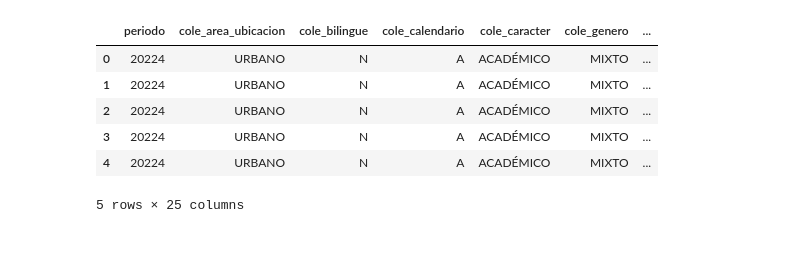
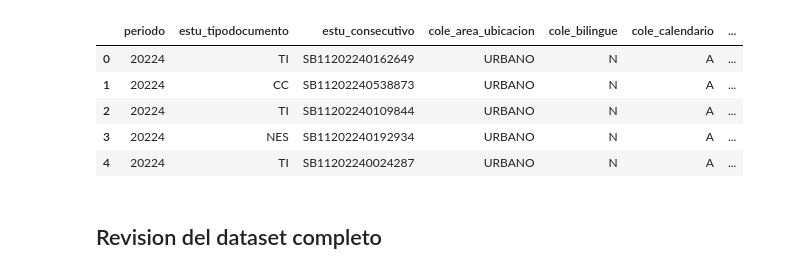
Before and after one commit to kcaicedor/despliegue_icfes, a Jupyter notebook: icfes_ml.ipynb, the cells around one changed output. Cells and saved outputs as stored; diff of their text form; code cells hidden in the pictures; blank space fills up the shorter version.

```diff
--- a/icfes_ml.ipynb
+++ b/icfes_ml.ipynb
@@ -4,12 +15,15 @@ import pandas as pd
 # %%
-df = pd.read_csv("data/Saber11_2022.csv")
-df.head()
+pd.set_option('display.max_columns', None)
+
+df = pd.read_csv("Saber11_2022.csv")
+df.head(5)
 # %% [output]
-|  | periodo | cole_area_ubicacion | cole_bilingue | cole_calendario | cole_caracter | cole_genero | ... |
-| 0 | 20224 | URBANO | N | A | ACADÉMICO | MIXTO | ... |
-| 1 | 20224 | URBANO | N | A | ACADÉMICO | MIXTO | ... |
-| 2 | 20224 | URBANO | N | A | ACADÉMICO | MIXTO | ... |
-| 3 | 20224 | URBANO | N | A | ACADÉMICO | MIXTO | ... |
-| 4 | 20224 | URBANO | N | A | ACADÉMICO | MIXTO | ... |
+|  | periodo | estu_tipodocumento | estu_consecutivo | cole_area_ubicacion | cole_bilingue | cole_calendario | ... |
+| 0 | 20224 | TI | SB11202240162649 | URBANO | N | A | ... |
+| 1 | 20224 | CC | SB11202240538873 | URBANO | N | A | ... |
+| 2 | 20224 | TI | SB11202240109844 | URBANO | N | A | ... |
+| 3 | 20224 | NES | SB11202240192934 | URBANO | N | A | ... |
+| 4 | 20224 | TI | SB11202240024287 | URBANO | N | A | ... |
-5 rows × 25 columns
+# %% [markdown]
+## Revision del dataset completo
 # %% [markdown]
```
Also changed, not shown: parts of 55 cells of this notebook.
